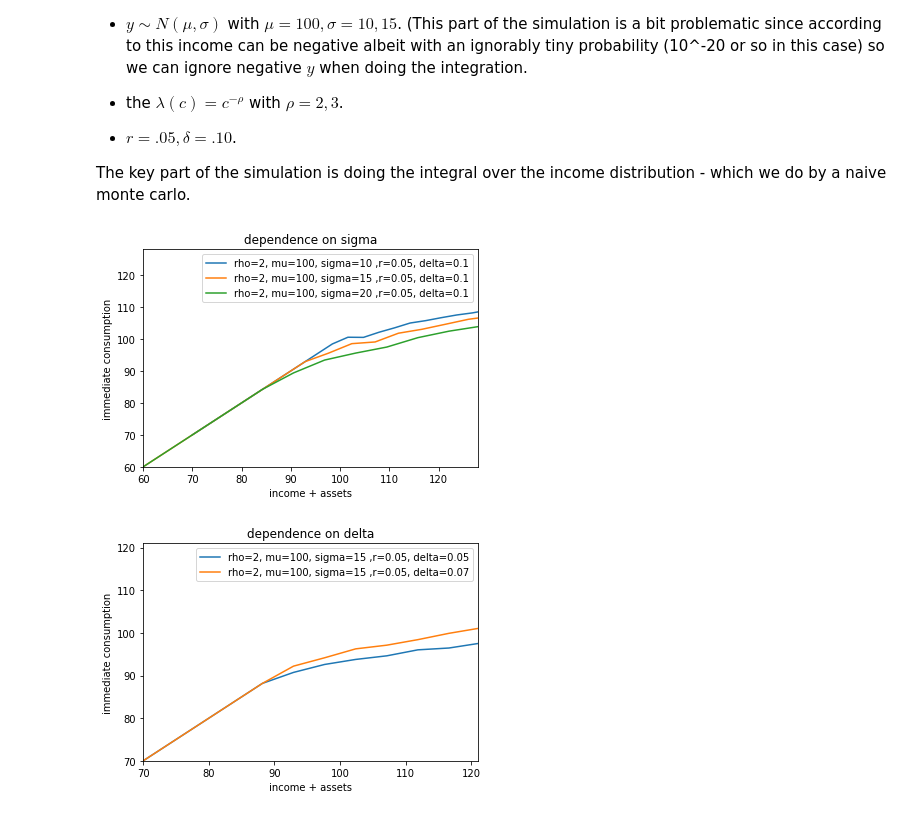
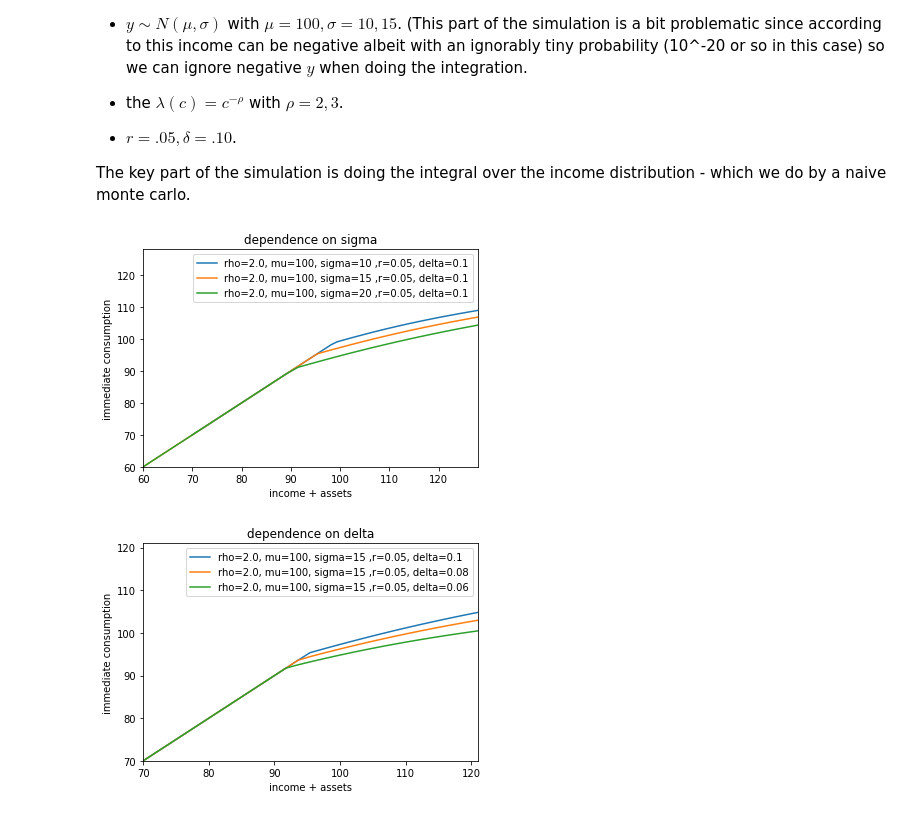
Before and after one commit to srivatsan1991/econ, a Jupyter notebook: Savings_&_Liquidity_Constraints.ipynb, the cells around one changed output. Saved outputs shown, nothing was run; the diff lists cells and outputs as text; code cells hidden in the pictures.

```diff
--- a/Savings_&_Liquidity_Constraints.ipynb
+++ b/Savings_&_Liquidity_Constraints.ipynb
@@ -88,17 +108,20 @@ def deaton_plot(rho = 2, mu = 100, sigma = 15 ,r = .05, delta = .1):
   plt.xlabel('income + assets')
   plt.ylabel('immediate consumption')
 # %%
-deaton_plot(sigma= 10)
-deaton_plot(sigma=15)
-deaton_plot(sigma=20)
+deaton_plot(sigma= 10, method='numerical_integration')
+deaton_plot(sigma=15, method='numerical_integration')
+deaton_plot(sigma=20, method='numerical_integration')
+
 plt.title('dependence on sigma')
+
 plt.show()
 # %% [output]
-[figure, old version]
+[figure, new version]
 # %%
-deaton_plot(delta = .05)
-deaton_plot(delta = .07)
+deaton_plot(delta = .10)
+deaton_plot(delta = .08)
+deaton_plot(delta = .06)
 plt.title('dependence on delta')
 plt.show()
 # %% [output]
-[figure, old version]
+[figure, new version]
```
Also changed, not shown: parts of 5 cells of this notebook.
